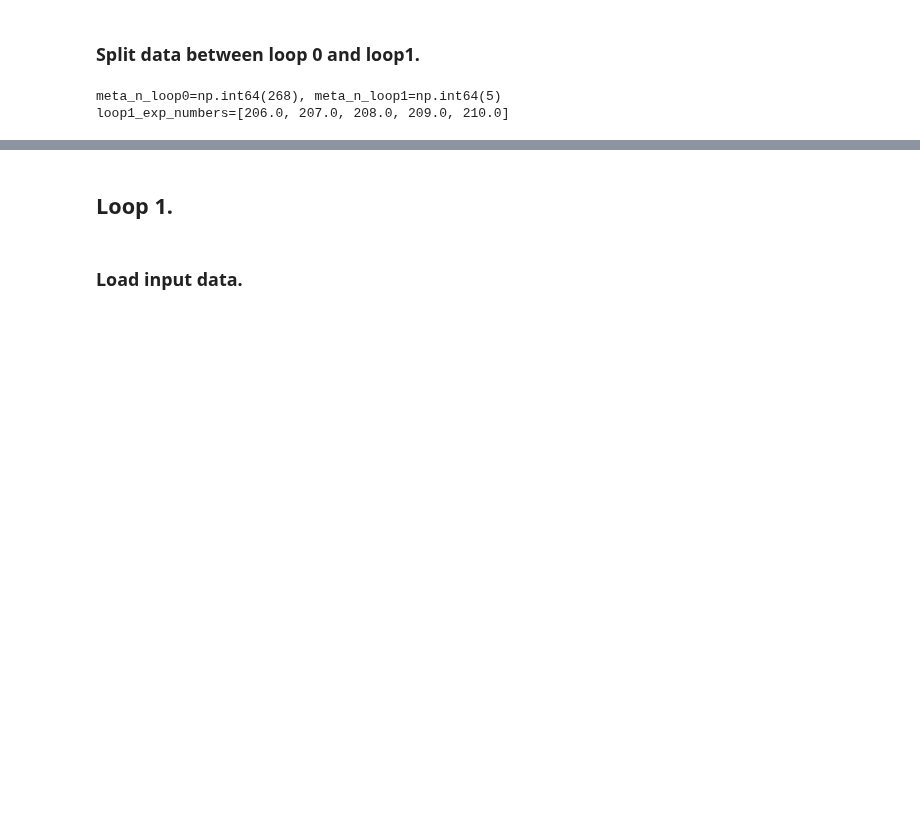
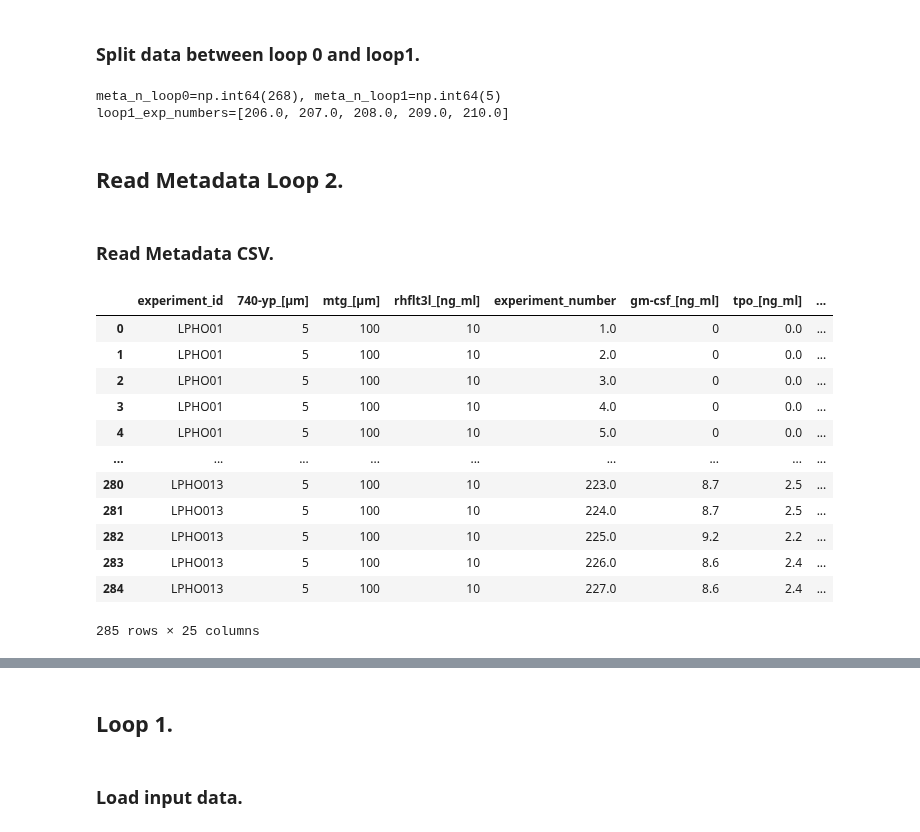
Before and after one commit to theislab/LabCompass-reproducibility, a Jupyter notebook: data_analysis/check_data/check_data.ipynb, the cells around one changed output, grey strips where cells are left out. Drawn from its saved outputs; the diff is of its cells as text; code cells hidden in the pictures; blank space fills up the shorter version.

```diff
--- a/data_analysis/check_data/check_data.ipynb
+++ b/data_analysis/check_data/check_data.ipynb
@@ -62,3 +63,25 @@ print(f"{loop1_exp_numbers=}")
 # %% [output]
 meta_n_loop0=np.int64(268), meta_n_loop1=np.int64(5)
 loop1_exp_numbers=[206.0, 207.0, 208.0, 209.0, 210.0]
+# %% [markdown]
+## Read Metadata Loop 2.
+# %% [markdown]
+### Read Metadata CSV.
+# %%
+meta_loop2_path = "/lustre/groups/ml01/workspace/lorenzo.consoli/projects/SFC_cambridge/data/gdrive/metadata_updated.xlsx"
+meta_df_loop2 = pd.read_excel(meta_loop2_path)
+meta_df_loop2
+# %% [output]
+|  | experiment_id | 740-yp_[µm] | mtg_[µm] | rhflt3l_[ng_ml] | experiment_number | gm-csf_[ng_ml] | tpo_[ng_ml] | ... |
+| 0 | LPHO01 | 5 | 100 | 10 | 1.0 | 0 | 0.0 | ... |
+| 1 | LPHO01 | 5 | 100 | 10 | 2.0 | 0 | 0.0 | ... |
+| 2 | LPHO01 | 5 | 100 | 10 | 3.0 | 0 | 0.0 | ... |
+| 3 | LPHO01 | 5 | 100 | 10 | 4.0 | 0 | 0.0 | ... |
+| 4 | LPHO01 | 5 | 100 | 10 | 5.0 | 0 | 0.0 | ... |
+| ... | ... | ... | ... | ... | ... | ... | ... | ... |
+| 280 | LPHO013 | 5 | 100 | 10 | 223.0 | 8.7 | 2.5 | ... |
+| 281 | LPHO013 | 5 | 100 | 10 | 224.0 | 8.7 | 2.5 | ... |
+| 282 | LPHO013 | 5 | 100 | 10 | 225.0 | 9.2 | 2.2 | ... |
+| 283 | LPHO013 | 5 | 100 | 10 | 226.0 | 8.6 | 2.4 | ... |
+| 284 | LPHO013 | 5 | 100 | 10 | 227.0 | 8.6 | 2.4 | ... |
+285 rows × 25 columns
```
Also changed, not shown: parts of 16 cells of this notebook, 9 other files.
